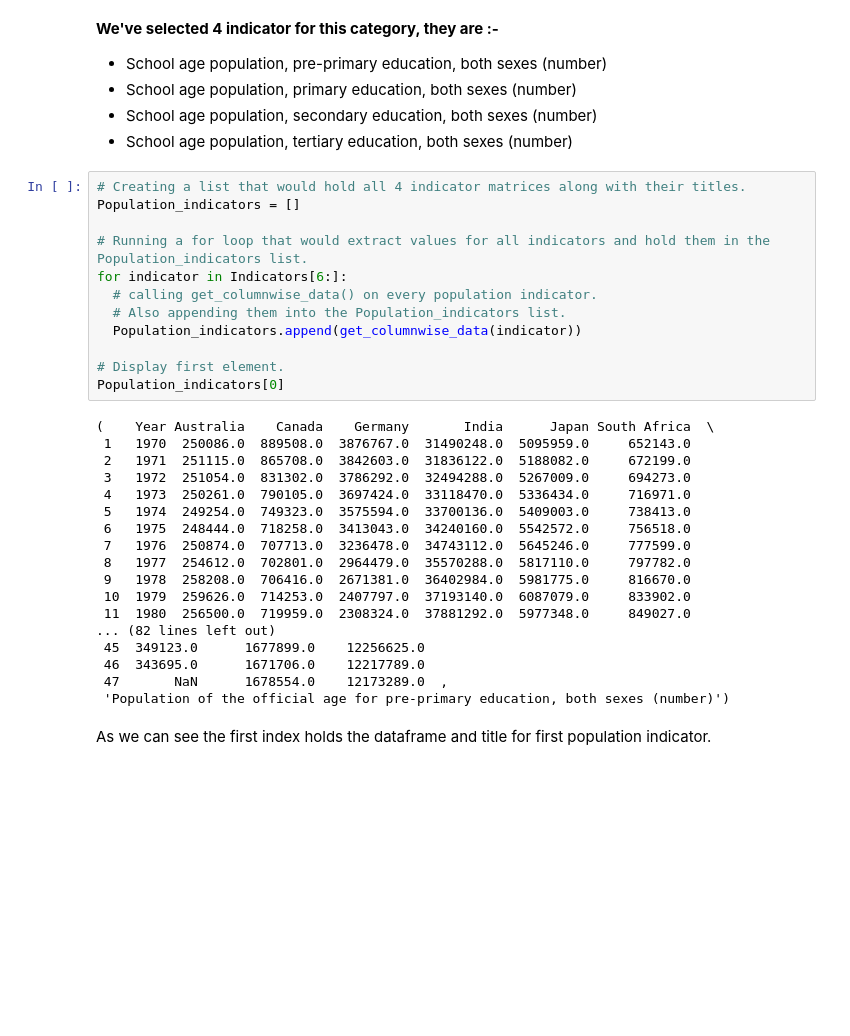
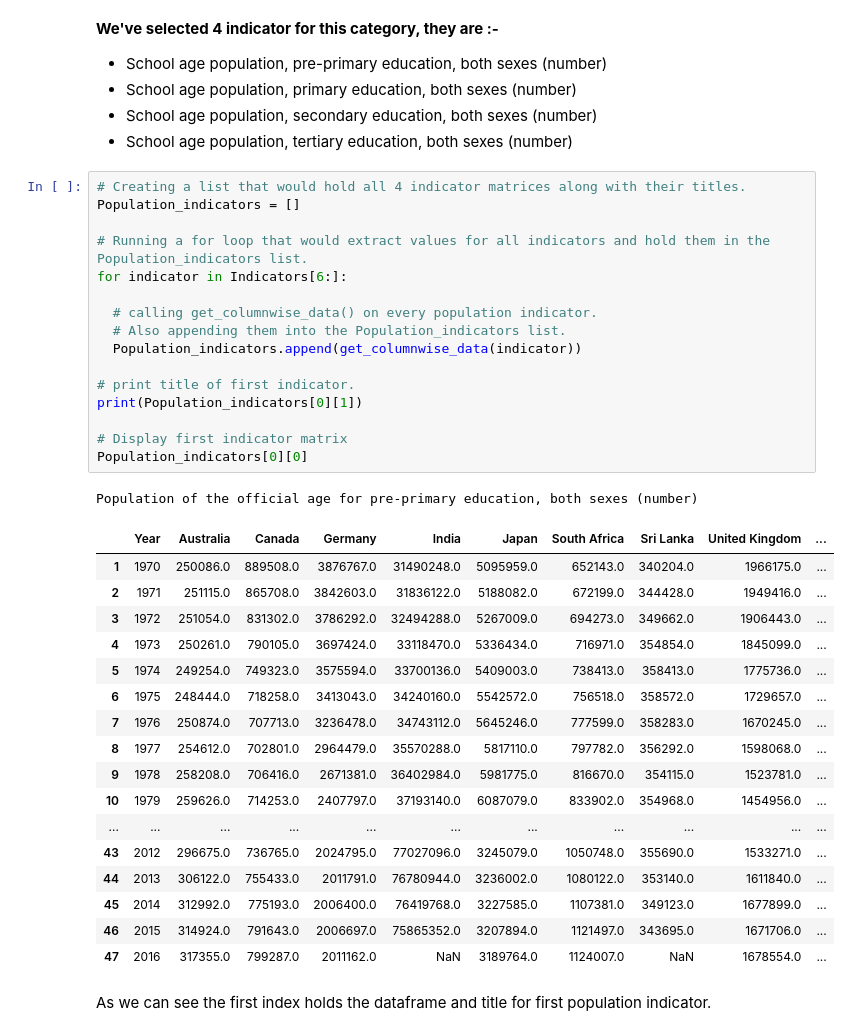
Before and after one commit to Keshav1506/World-Bank-Global-Education-Analysis, a Jupyter notebook: WorldBankEDA.ipynb, the cells around one changed output. Cells and saved outputs as stored; diff of their text form; blank space fills up the shorter version.

```diff
--- a/WorldBankEDA.ipynb
+++ b/WorldBankEDA.ipynb
@@ -824,32 +824,37 @@ Population majorly affects the Education and literacy. Rapid growth of populatio
 # %%
 # Creating a list that would hold all 4 indicator matrices along with their titles.
 Population_indicators = []
 
 # Running a for loop that would extract values for all indicators and hold them in the Population_indicators list.
 for indicator in Indicators[6:]:
+
   # calling get_columnwise_data() on every population indicator.
   # Also appending them into the Population_indicators list.
   Population_indicators.append(get_columnwise_data(indicator))
 
-# Display first element.
-Population_indicators[0]
+# print title of first indicator.
+print(Population_indicators[0][1])
+
+# Display first indicator matrix
+Population_indicators[0][0]
 # %% [output]
-(    Year Australia    Canada    Germany       India      Japan South Africa  \
- 1   1970  250086.0  889508.0  3876767.0  31490248.0  5095959.0     652143.0
- 2   1971  251115.0  865708.0  3842603.0  31836122.0  5188082.0     672199.0
- 3   1972  251054.0  831302.0  3786292.0  32494288.0  5267009.0     694273.0
- 4   1973  250261.0  790105.0  3697424.0  33118470.0  5336434.0     716971.0
- 5   1974  249254.0  749323.0  3575594.0  33700136.0  5409003.0     738413.0
- 6   1975  248444.0  718258.0  3413043.0  34240160.0  5542572.0     756518.0
- 7   1976  250874.0  707713.0  3236478.0  34743112.0  5645246.0     777599.0
- 8   1977  254612.0  702801.0  2964479.0  35570288.0  5817110.0     797782.0
- 9   1978  258208.0  706416.0  2671381.0  36402984.0  5981775.0     816670.0
- 10  1979  259626.0  714253.0  2407797.0  37193140.0  6087079.0     833902.0
- 11  1980  256500.0  719959.0  2308324.0  37881292.0  5977348.0     849027.0
-... (82 lines left out)
- 45  349123.0      1677899.0    12256625.0
- 46  343695.0      1671706.0    12217789.0
- 47       NaN      1678554.0    12173289.0  ,
- 'Population of the official age for pre-primary education, both sexes (number)')
+Population of the official age for pre-primary education, both sexes (number)
+|  | Year | Australia | Canada | Germany | India | Japan | South Africa | Sri Lanka | United Kingdom | ... |
+| 1 | 1970 | 250086.0 | 889508.0 | 3876767.0 | 31490248.0 | 5095959.0 | 652143.0 | 340204.0 | 1966175.0 | ... |
+| 2 | 1971 | 251115.0 | 865708.0 | 3842603.0 | 31836122.0 | 5188082.0 | 672199.0 | 344428.0 | 1949416.0 | ... |
+| 3 | 1972 | 251054.0 | 831302.0 | 3786292.0 | 32494288.0 | 5267009.0 | 694273.0 | 349662.0 | 1906443.0 | ... |
+| 4 | 1973 | 250261.0 | 790105.0 | 3697424.0 | 33118470.0 | 5336434.0 | 716971.0 | 354854.0 | 1845099.0 | ... |
+| 5 | 1974 | 249254.0 | 749323.0 | 3575594.0 | 33700136.0 | 5409003.0 | 738413.0 | 358413.0 | 1775736.0 | ... |
+| 6 | 1975 | 248444.0 | 718258.0 | 3413043.0 | 34240160.0 | 5542572.0 | 756518.0 | 358572.0 | 1729657.0 | ... |
+| 7 | 1976 | 250874.0 | 707713.0 | 3236478.0 | 34743112.0 | 5645246.0 | 777599.0 | 358283.0 | 1670245.0 | ... |
+| 8 | 1977 | 254612.0 | 702801.0 | 2964479.0 | 35570288.0 | 5817110.0 | 797782.0 | 356292.0 | 1598068.0 | ... |
+| 9 | 1978 | 258208.0 | 706416.0 | 2671381.0 | 36402984.0 | 5981775.0 | 816670.0 | 354115.0 | 1523781.0 | ... |
+| 10 | 1979 | 259626.0 | 714253.0 | 2407797.0 | 37193140.0 | 6087079.0 | 833902.0 | 354968.0 | 1454956.0 | ... |
+| ... | ... | ... | ... | ... | ... | ... | ... | ... | ... | ... |
+| 43 | 2012 | 296675.0 | 736765.0 | 2024795.0 | 77027096.0 | 3245079.0 | 1050748.0 | 355690.0 | 1533271.0 | ... |
+| 44 | 2013 | 306122.0 | 755433.0 | 2011791.0 | 76780944.0 | 3236002.0 | 1080122.0 | 353140.0 | 1611840.0 | ... |
+| 45 | 2014 | 312992.0 | 775193.0 | 2006400.0 | 76419768.0 | 3227585.0 | 1107381.0 | 349123.0 | 1677899.0 | ... |
+| 46 | 2015 | 314924.0 | 791643.0 | 2006697.0 | 75865352.0 | 3207894.0 | 1121497.0 | 343695.0 | 1671706.0 | ... |
+| 47 | 2016 | 317355.0 | 799287.0 | 2011162.0 | NaN | 3189764.0 | 1124007.0 | NaN | 1678554.0 | ... |
 # %% [markdown]
 As we can see the first index holds the dataframe and title for first population indicator.
```
Also changed, not shown: parts of 11 cells of this notebook.
